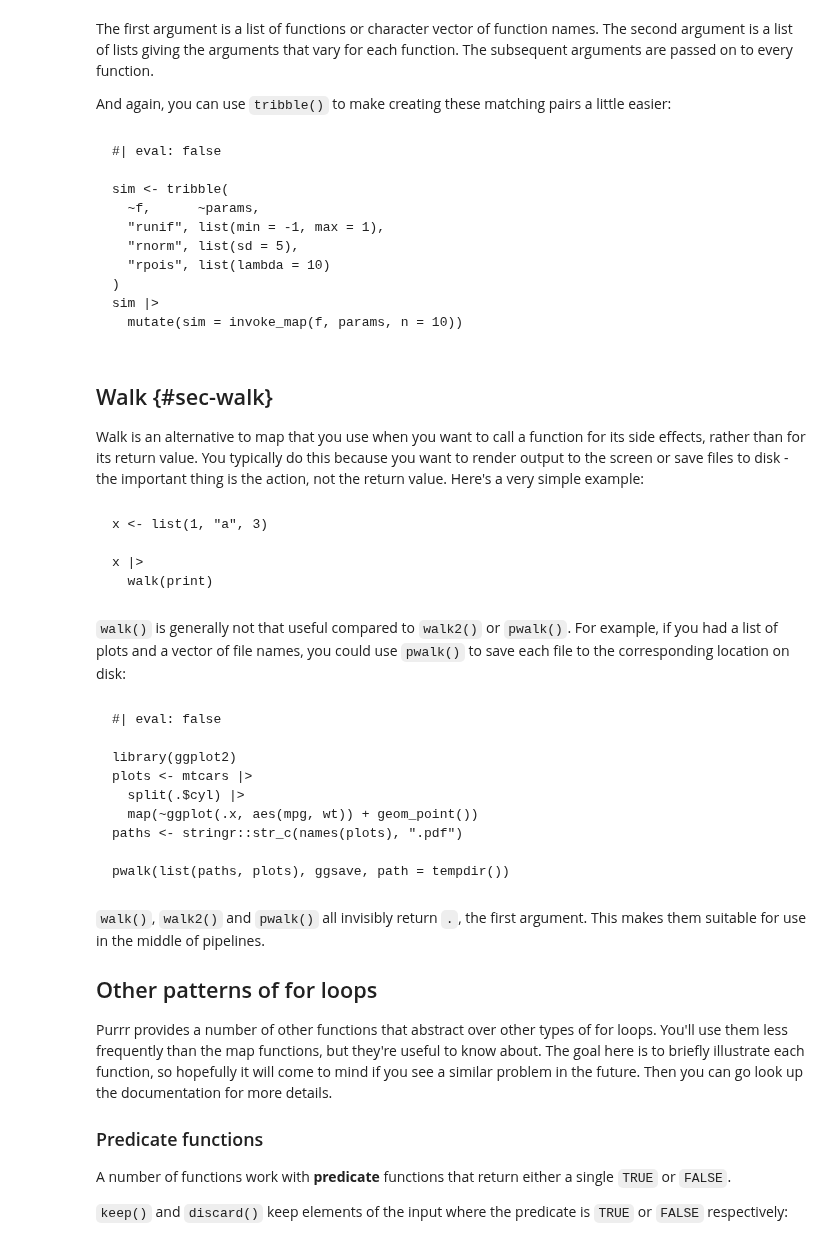
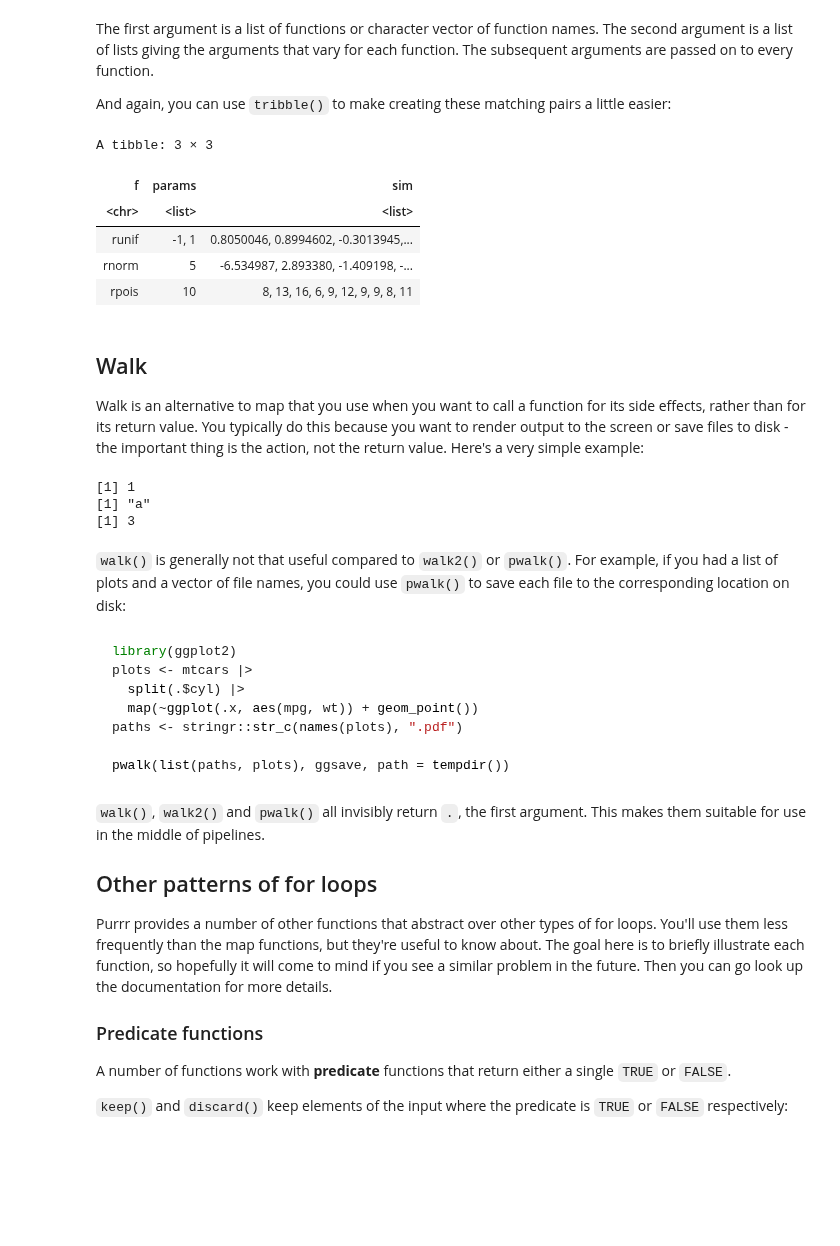
Before and after one commit to fralfaro/r4ds-book, a Jupyter notebook: docs/21_iteration.ipynb, the cells around one changed output. Drawn from its saved outputs; the diff is of its cells as text; code cells hidden in the pictures; blank space fills up the shorter version.

````diff
--- a/docs/21_iteration.ipynb
+++ b/docs/21_iteration.ipynb
@@ -903,0 +907,6 @@ args1 |>
+# %%
+n <- list(1, 3, 5)
+args1 <- list(n, mu, sigma)
+args1 |>
+  pmap(rnorm) |>
+  str()
@@ -952,0 +949,9 @@ params |>
+# %%
+params <- tribble(
+  ~mean, ~sd, ~n,
+    5,     1,  1,
+   10,     5,  3,
+   -3,    10,  5
+)
+params |>
+  pmap(rnorm)
@@ -970,3 +974,10 @@ param <- list(
+# %%
+f <- c("runif", "rnorm", "rpois")
+param <- list(
+  list(min = -1, max = 1),
+  list(sd = 5),
+  list(lambda = 10)
+)
 # %% [markdown]
 
 To handle this case, you can use `invoke_map()`:
@@ -989,44 +999,45 @@ The second argument is a list of lists giving the arguments that vary for each f
 The subsequent arguments are passed on to every function.
 
 And again, you can use `tribble()` to make creating these matching pairs a little easier:
-# %% [markdown]
-
-```{r}
-#| eval: false
-
-sim <- tribble(
-  ~f,      ~params,
-  "runif", list(min = -1, max = 1),
-  "rnorm", list(sd = 5),
-  "rpois", list(lambda = 10)
-)
-sim |>
-  mutate(sim = invoke_map(f, params, n = 10))
-```
+# %%
+sim <- tribble(
+  ~f,      ~params,
+  "runif", list(min = -1, max = 1),
+  "rnorm", list(sd = 5),
+  "rpois", list(lambda = 10)
+)
+sim |>
+  mutate(sim = invoke_map(f, params, n = 10))
+# %% [output]
+A tibble: 3 × 3
+| f | params | sim |
+| <chr> | <list> | <list> |
+| runif | -1, 1 | 0.8050046, 0.8994602, -0.3013945,... |
+| rnorm | 5 | -6.534987, 2.893380, -1.409198, -... |
+| rpois | 10 | 8, 13, 16, 6, 9, 12, 9, 9, 8, 11 |
 # %% [markdown]
 
-## Walk {#sec-walk}
+## Walk
 
 Walk is an alternative to map that you use when you want to call a function for its side effects, rather than for its return value.
 You typically do this because you want to render output to the screen or save files to disk - the important thing is the action, not the return value.
 Here's a very simple example:
-# %% [markdown]
-
-```{r}
-x <- list(1, "a", 3)
-
-x |>
-  walk(print)
-```
+# %%
+x <- list(1, "a", 3)
+
+x |>
+  walk(print)
+# %% [output]
+[1] 1
+[1] "a"
+[1] 3
 # %% [markdown]
 
 `walk()` is generally not that useful compared to `walk2()` or `pwalk()`.
 For example, if you had a list of plots and a vector of file names, you could use `pwalk()` to save each file to the corresponding location on disk:
 # %% [markdown]
 
-```{r}
-#| eval: false
-
+```r
 library(ggplot2)
 plots <- mtcars |>
   split(.$cyl) |>
````
Also changed, not shown: parts of 119 cells of this notebook.
